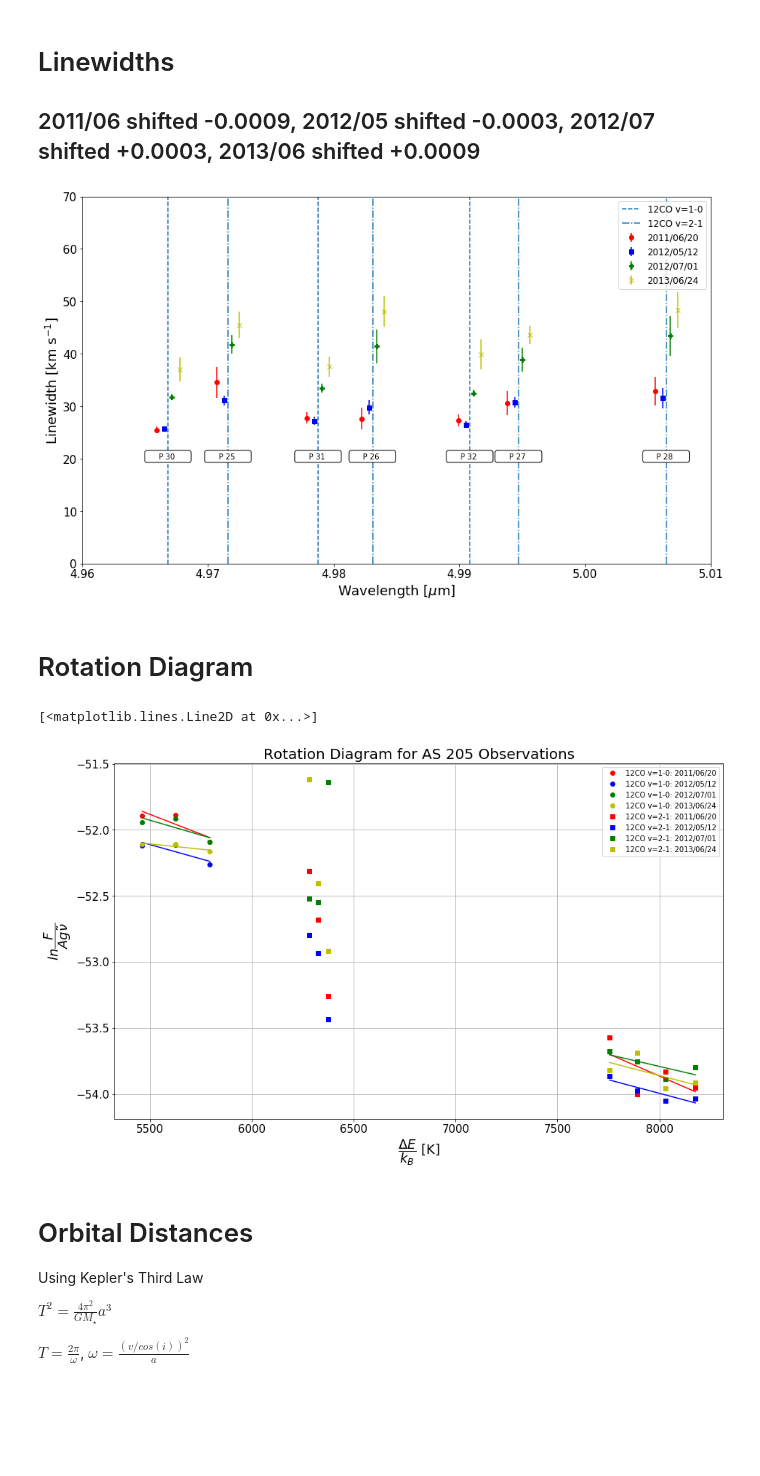
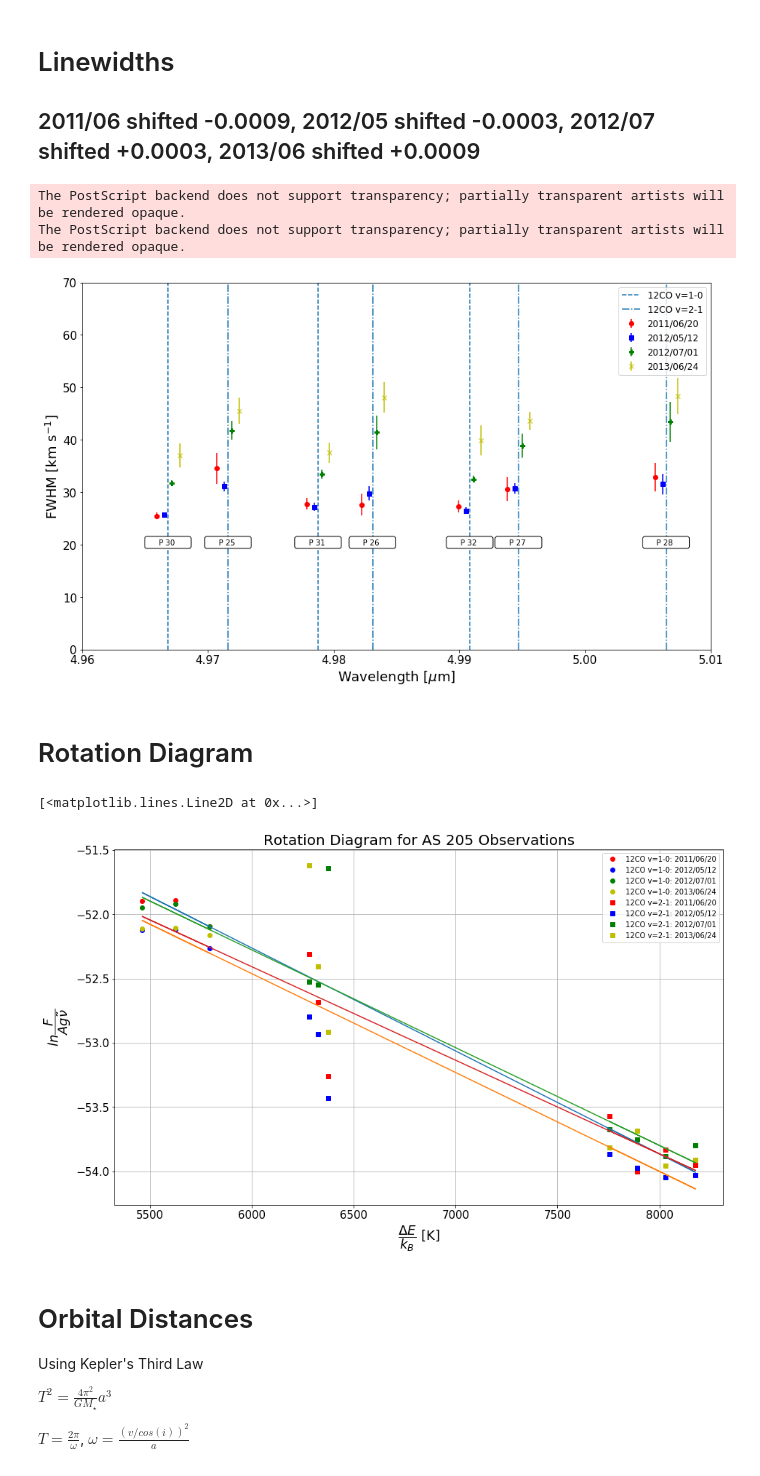
Before and after one commit to adamoses/URSIProject, a Jupyter notebook: AS205_Plots.ipynb, the cells around one changed output. Drawn from its saved outputs; the diff is of its cells as text; code cells hidden in the pictures; blank space fills up the shorter version.

```diff
--- a/AS205_Plots.ipynb
+++ b/AS205_Plots.ipynb
@@ -461,7 +658,7 @@ errorbar(t8['wave']+0.0009, t8['linewidth'], yerr=t8['linewidth_err'], fmt='yx')
 
 # Plot Formatting
 
-ax1.set_ylabel('Linewidth [km s$^{-1}$]', fontsize=18)
+ax1.set_ylabel('FWHM [km s$^{-1}$]', fontsize=18)
 ax1.set_xlabel('Wavelength [$\mu$m]', fontsize=18)
 ax1.set_ylim(0,70)
 ax1.legend(loc=1, prop={'size': 12})
@@ -470,9 +667,11 @@ ax1.set_xlim(4.96, 5.01)
 ax1.tick_params(axis='x', labelsize=15 )
 ax1.tick_params(axis='y', labelsize=15 )
 
-#fig.savefig("./Plots/linewidth")
+fig.savefig("./Plots/FWHM.eps")
 # %% [output]
+The PostScript backend does not support transparency; partially transparent artists will be rendered opaque.
+The PostScript backend does not support transparency; partially transparent artists will be rendered opaque.
-[figure, old version]
+[figure, new version]
 # %% [markdown]
 # Rotation Diagram
 # %%
@@ -498,50 +697,72 @@ ax1=fig.add_subplot(111)
 
 # Plotting data
 
 ax1.plot(graph1['x'], graph1['y'], 'ro', label='12CO v=1-0: 2011/06/20')
 ax1.plot(graph2['x'], graph2['y'], 'bo', label='12CO v=1-0: 2012/05/12')
 ax1.plot(graph3['x'], graph3['y'], 'go', label='12CO v=1-0: 2012/07/01')
 ax1.plot(graph4['x'], graph4['y'], 'yo', label='12CO v=1-0: 2013/06/24')
 ax1.plot(graph5['x'], graph5['y'], 'rs', label='12CO v=2-1: 2011/06/20')
 ax1.plot(graph6['x'], graph6['y'], 'bs', label='12CO v=2-1: 2012/05/12')
 ax1.plot(graph7['x'], graph7['y'], 'gs', label='12CO v=2-1: 2012/07/01')
 ax1.plot(graph8['x'], graph8['y'], 'ys', label='12CO v=2-1: 2013/06/24')
 
 # Configuring plot
 
 ax1.set_title("Rotation Diagram for AS 205 Observations", fontsize=20)
 ax1.set_ylabel('$ln\\dfrac{F}{Ag\~\\nu}$', fontsize=18)
 ax1.set_xlabel('$\\dfrac{\Delta E}{k_B}$ [K]', fontsize=18)
 ax1.legend(loc=1,prop={'size': 10})
 ax1.tick_params(axis='x', labelsize=15 )
 ax1.tick_params(axis='y', labelsize=15 )
 ax1.grid()
 
-m1, b1 = np.polyfit(graph1['x'], graph1['y'], 1)
-m2, b2 = np.polyfit(graph2['x'], graph2['y'], 1)
-m3, b3 = np.polyfit(graph3['x'], graph3['y'], 1)
-m4, b4 = np.polyfit(graph4['x'], graph4['y'], 1)
+aX = np.append(graph1['x'], graph5['x'][:4])
+aY = np.append(graph1['y'], graph5['y'][:4])
 
-ax1.plot(graph1['x'], m1*graph1['x']+b1, color='r')
-ax1.plot(graph2['x'], m2*graph2['x']+b2, color='b')
-ax1.plot(graph3['x'], m3*graph3['x']+b3, color='g')
-ax1.plot(graph4['x'], m4*graph4['x']+b4, color='y')
+bX = np.append(graph2['x'], graph6['x'][:4])
+bY = np.append(graph2['y'], graph6['y'][:4])
 
-m5, b5 = np.polyfit(graph5['x'][:4], graph5['y'][:4], 1)
-m6, b6 = np.polyfit(graph6['x'][:4], graph6['y'][:4], 1)
-m7, b7 = np.polyfit(graph7['x'][:4], graph7['y'][:4], 1)
-m8, b8 = np.polyfit(graph8['x'][:4], graph8['y'][:4], 1)
+cX = np.append(graph3['x'], graph7['x'][:4])
+cY = np.append(graph3['y'], graph7['y'][:4])
+
+dX = np.append(graph4['x'], graph8['x'][:4])
+dY = np.append(graph4['y'], graph8['y'][:4])
+
+m1, b1 = np.polyfit(aX, aY, 1)
+m2, b2 = np.polyfit(bX, bY, 1)
+m3, b3 = np.polyfit(cX, cY, 1)
+m4, b4 = np.polyfit(dX, dY, 1)
+
+ax1.plot(aX, m1*aX+b1)
+ax1.plot(bX, m2*aX+b2)
+ax1.plot(cX, m3*aX+b3)
+ax1.plot(dX, m4*aX+b4)
+
+# m1, b1 = np.polyfit(graph1['x'], graph1['y'], 1)
+# m2, b2 = np.polyfit(graph2['x'], graph2['y'], 1)
+# m3, b3 = np.polyfit(graph3['x'], graph3['y'], 1)
+# m4, b4 = np.polyfit(graph4['x'], graph4['y'], 1)
+
+# ax1.plot(graph1['x'], m1*graph1['x']+b1, color='r')
+# ax1.plot(graph2['x'], m2*graph2['x']+b2, color='b')
+# ax1.plot(graph3['x'], m3*graph3['x']+b3, color='g')
+# ax1.plot(graph4['x'], m4*graph4['x']+b4, color='y')
+
+# m5, b5 = np.polyfit(graph5['x'][:4], graph5['y'][:4], 1)
+# m6, b6 = np.polyfit(graph6['x'][:4], graph6['y'][:4], 1)
+# m7, b7 = np.polyfit(graph7['x'][:4], graph7['y'][:4], 1)
+# m8, b8 = np.polyfit(graph8['x'][:4], graph8['y'][:4], 1)
 
 
-ax1.plot(graph5['x'][:4], m5*graph5['x'][:4]+b5, color='r')
-ax1.plot(graph6['x'][:4], m6*graph6['x'][:4]+b6, color='b')
-ax1.plot(graph7['x'][:4], m7*graph7['x'][:4]+b7, color='g')
-ax1.plot(graph8['x'][:4], m8*graph8['x'][:4]+b8, color='y')
+# ax1.plot(graph5['x'][:4], m5*graph5['x'][:4]+b5, color='r')
+# ax1.plot(graph6['x'][:4], m6*graph6['x'][:4]+b6, color='b')
+# ax1.plot(graph7['x'][:4], m7*graph7['x'][:4]+b7, color='g')
+# ax1.plot(graph8['x'][:4], m8*graph8['x'][:4]+b8, color='y')
 
 #fig.savefig('./Plots/lineFit_RotationDiagram')
 # %% [output]
 [<matplotlib.lines.Line2D at 0x...>]
-[figure, old version]
+[figure, new version]
 # %% [markdown]
 # Orbital Distances
 
```
Also changed, not shown: parts of 3 cells of this notebook, 1 other file.
